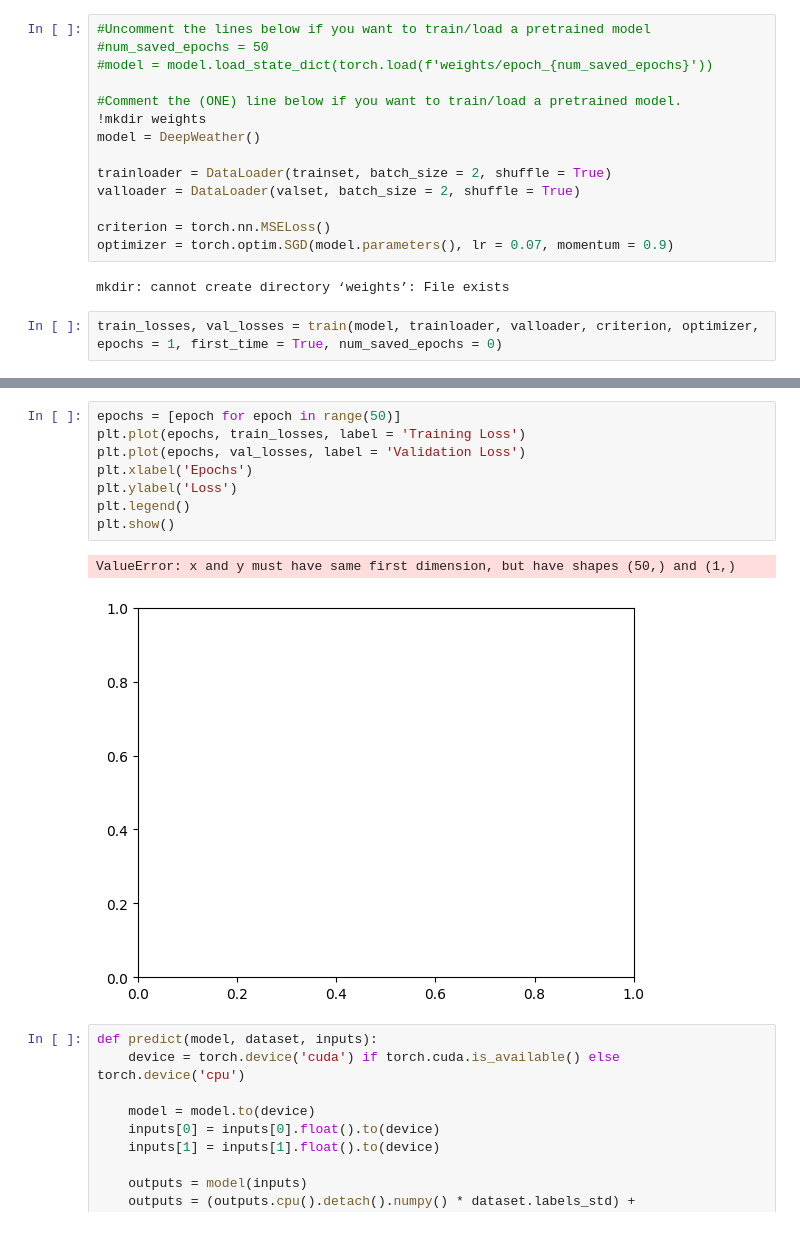
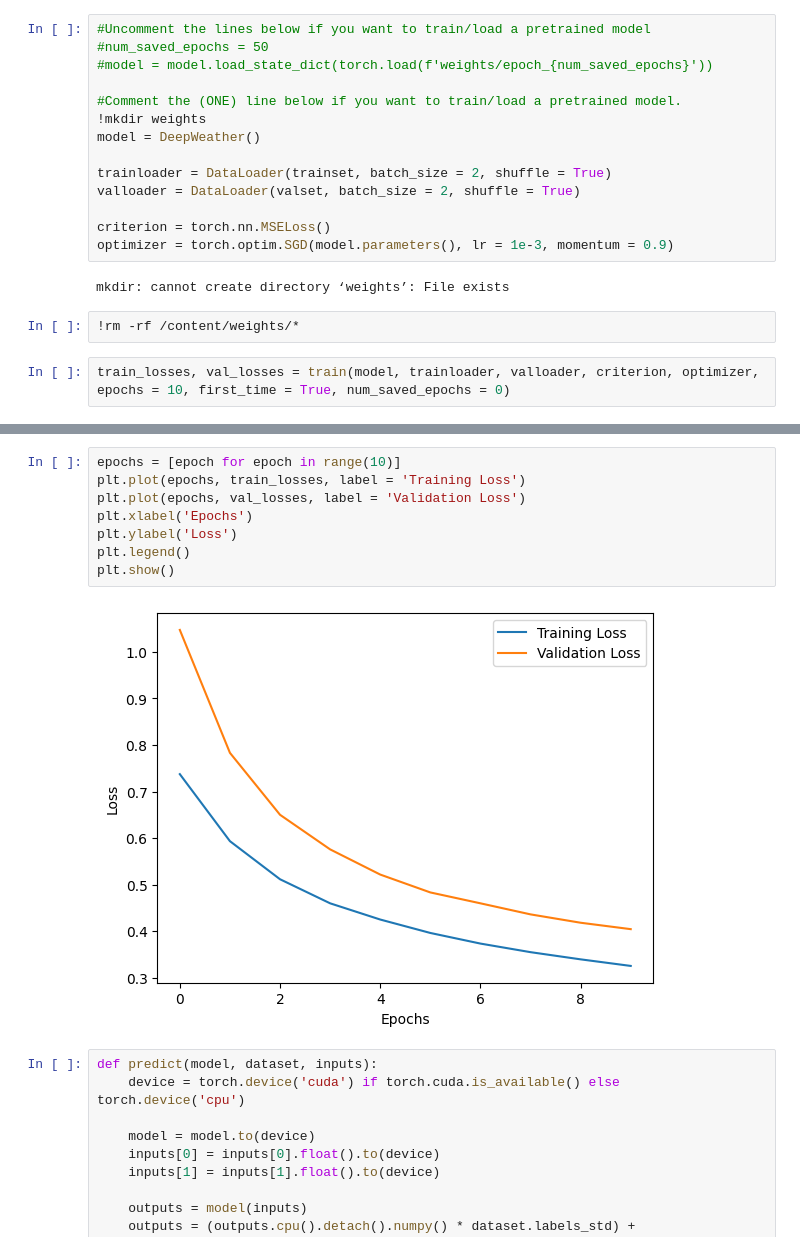
Before and after one commit to hasdasda/BTLcoLan, a Jupyter notebook: DeepWeather.ipynb, the cells around one changed output, grey strips where cells are left out. Drawn from its saved outputs; the diff is of its cells as text.

```diff
--- a/DeepWeather.ipynb
+++ b/DeepWeather.ipynb
@@ -271,25 +286,26 @@ trainloader = DataLoader(trainset, batch_size = 2, shuffle = True)
 valloader = DataLoader(valset, batch_size = 2, shuffle = True)
 
 criterion = torch.nn.MSELoss()
-optimizer = torch.optim.SGD(model.parameters(), lr = 0.07, momentum = 0.9)
+optimizer = torch.optim.SGD(model.parameters(), lr = 1e-3, momentum = 0.9)
 # %% [output]
 mkdir: cannot create directory ‘weights’: File exists
+# %%
+!rm -rf /content/weights/*
 # %%
-train_losses, val_losses = train(model, trainloader, valloader, criterion, optimizer, epochs = 1, first_time = True, num_saved_epochs = 0)
+train_losses, val_losses = train(model, trainloader, valloader, criterion, optimizer, epochs = 10, first_time = True, num_saved_epochs = 0)
 # %% [output]
 [interactive output not drawn]
 [interactive output not drawn]
 # %%
-epochs = [epoch for epoch in range(50)]
+epochs = [epoch for epoch in range(10)]
 plt.plot(epochs, train_losses, label = 'Training Loss')
 plt.plot(epochs, val_losses, label = 'Validation Loss')
 plt.xlabel('Epochs')
 plt.ylabel('Loss')
 plt.legend()
 plt.show()
 # %% [output]
-ValueError: x and y must have same first dimension, but have shapes (50,) and (1,)
-[figure, old version]
+[figure, new version]
 # %%
 def predict(model, dataset, inputs):
     device = torch.device('cuda') if torch.cuda.is_available() else torch.device('cpu')
```
Also changed, not shown: parts of 12 cells of this notebook.
